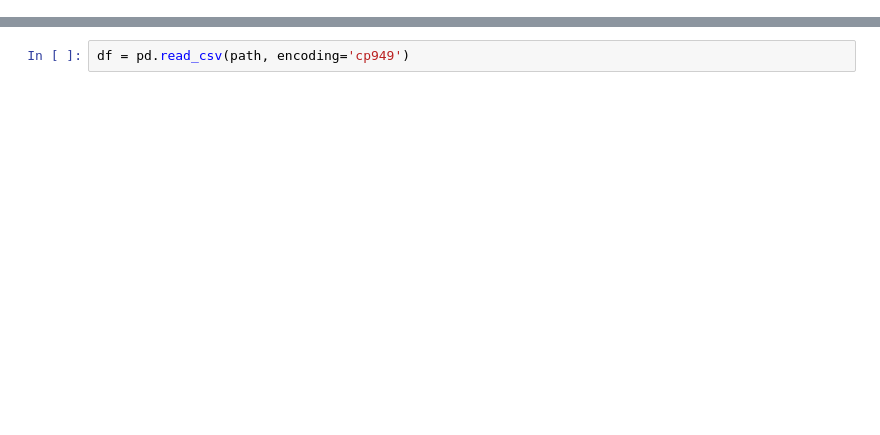
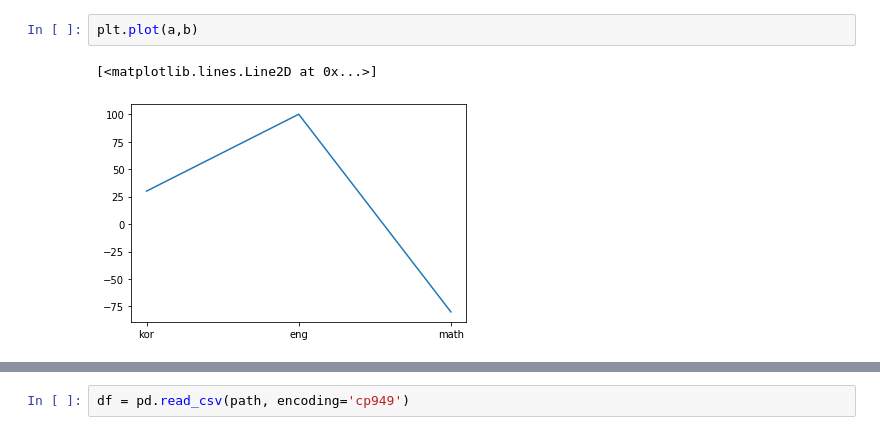
Before and after one commit to dltjddus/python_100-, a Jupyter notebook: Untitled.ipynb, the cells around one changed output, grey strips where cells are left out. Drawn from its saved outputs; the diff is of its cells as text; blank space fills up the shorter version.

```diff
--- a/Untitled.ipynb
+++ b/Untitled.ipynb
@@ -2,0 +11,5 @@
+# %%
+plt.plot(a,b)
+# %% [output]
+[<matplotlib.lines.Line2D at 0x...>]
+[figure, added]
```
Also changed, not shown: parts of 30 cells of this notebook.
